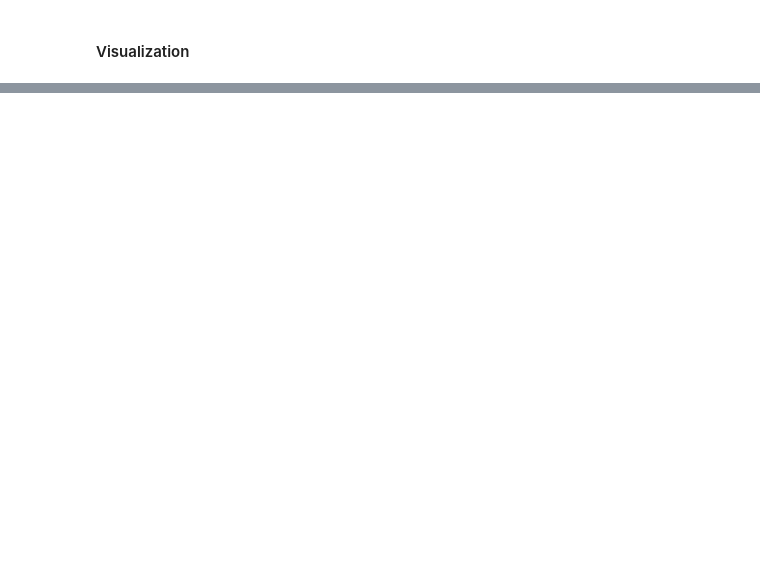
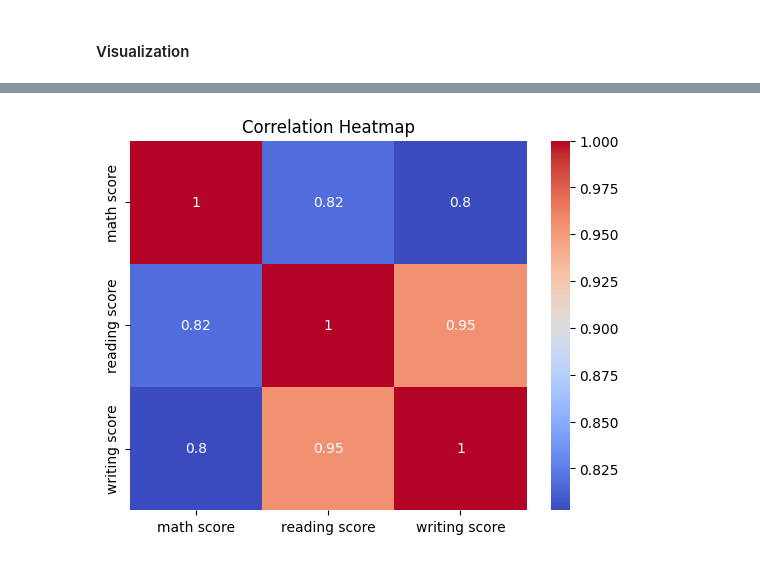
Before and after one commit to JindalChaitanya/CDAC-PGCP-AI, a Jupyter notebook: Data Analysis/Assignment 4/Assignment_4.ipynb, the cells around one changed output, grey strips where cells are left out. Drawn from its saved outputs; the diff is of its cells as text; code cells hidden in the pictures; blank space fills up the shorter version.

```diff
--- a/Data Analysis/Assignment 4/Assignment_4.ipynb
+++ b/Data Analysis/Assignment 4/Assignment_4.ipynb
@@ -214,0 +248,8 @@ df_encoded.head()
+# %%
+sns.heatmap(df[['math score', 'reading score', 'writing score']].corr(),
+            annot=True, cmap='coolwarm')
+
+plt.title("Correlation Heatmap")
+plt.show()
+# %% [output]
+[figure, added]
```
Also changed, not shown: parts of 4 cells of this notebook.
